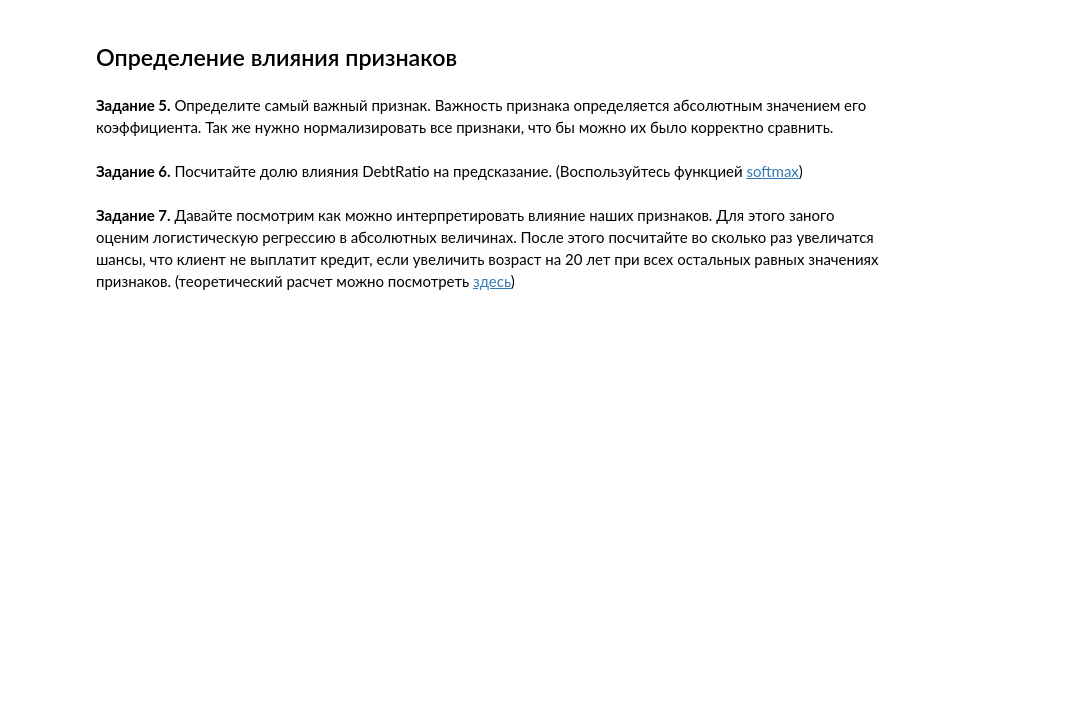
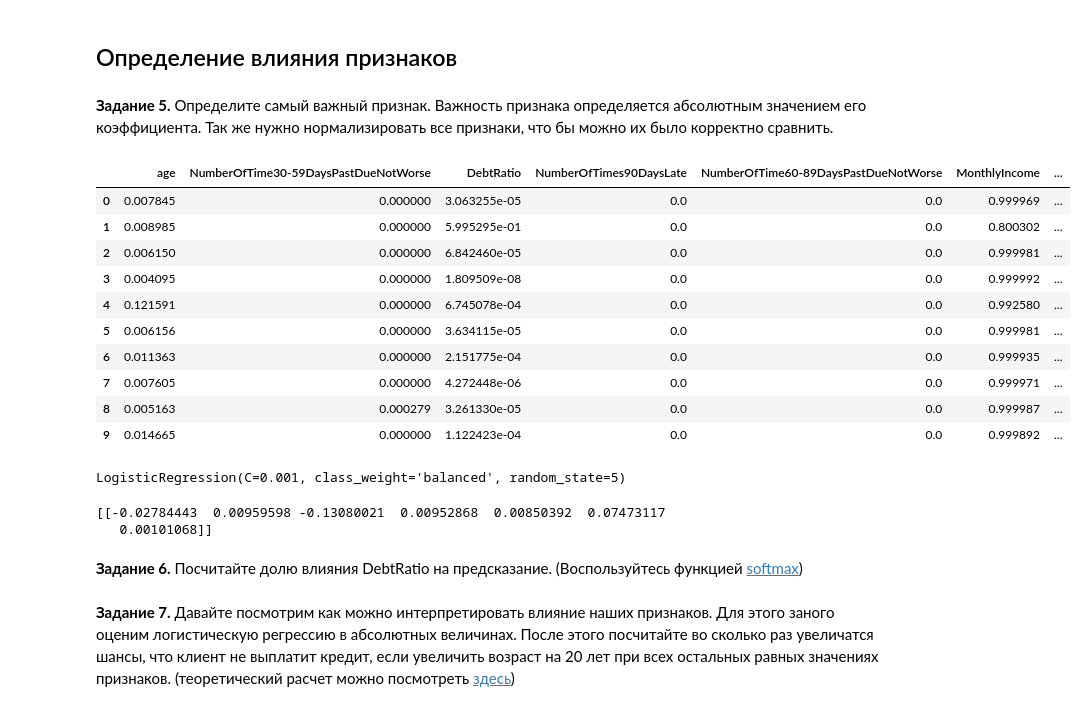
Before and after one commit to Nikc-mk/ODSml, a Jupyter notebook: ДЗ 5.ipynb, the cells around one changed output. Saved outputs shown, nothing was run; the diff lists cells and outputs as text; code cells hidden in the pictures; blank space fills up the shorter version.

```diff
--- a/ДЗ 5.ipynb
+++ b/ДЗ 5.ipynb
@@ -214,3 +234,33 @@ ValueError: Invalid parameter 'base_estimator' for estimator LogisticRegression(
+# %%
+### Ваш код должен быть здесь ###
+from sklearn.preprocessing import Normalizer
+
+X_normalize = Normalizer(norm='l2', copy=False).fit_transform(X)
+name_columns = X.columns
+X_normalize = pd.DataFrame(X_normalize, columns=name_columns)
+X_normalize.head(10)
+# %% [output]
+|  | age | NumberOfTime30-59DaysPastDueNotWorse | DebtRatio | NumberOfTimes90DaysLate | NumberOfTime60-89DaysPastDueNotWorse | MonthlyIncome | ... |
+| 0 | 0.007845 | 0.000000 | 3.063255e-05 | 0.0 | 0.0 | 0.999969 | ... |
+| 1 | 0.008985 | 0.000000 | 5.995295e-01 | 0.0 | 0.0 | 0.800302 | ... |
+| 2 | 0.006150 | 0.000000 | 6.842460e-05 | 0.0 | 0.0 | 0.999981 | ... |
+| 3 | 0.004095 | 0.000000 | 1.809509e-08 | 0.0 | 0.0 | 0.999992 | ... |
+| 4 | 0.121591 | 0.000000 | 6.745078e-04 | 0.0 | 0.0 | 0.992580 | ... |
+| 5 | 0.006156 | 0.000000 | 3.634115e-05 | 0.0 | 0.0 | 0.999981 | ... |
+| 6 | 0.011363 | 0.000000 | 2.151775e-04 | 0.0 | 0.0 | 0.999935 | ... |
+| 7 | 0.007605 | 0.000000 | 4.272448e-06 | 0.0 | 0.0 | 0.999971 | ... |
+| 8 | 0.005163 | 0.000279 | 3.261330e-05 | 0.0 | 0.0 | 0.999987 | ... |
+| 9 | 0.014665 | 0.000000 | 1.122423e-04 | 0.0 | 0.0 | 0.999892 | ... |
+# %%
+lr_5 = LogisticRegression(random_state=5, class_weight="balanced", C=0.001)
+lr_5.fit(X_normalize, y)
+# %% [output]
+LogisticRegression(C=0.001, class_weight='balanced', random_state=5)
+# %%
+print(lr_5.coef_)
+# %% [output]
+[[-0.02784443  0.00959598 -0.13080021  0.00952868  0.00850392  0.07473117
+   0.00101068]]
 # %% [markdown]
 **Задание 6.** Посчитайте долю влияния DebtRatio на предсказание. (Воспользуйтесь функцией [softmax](https://en.wikipedia.org/wiki/Softmax_function))
 # %%
```
Also changed, not shown: parts of 11 cells of this notebook.
